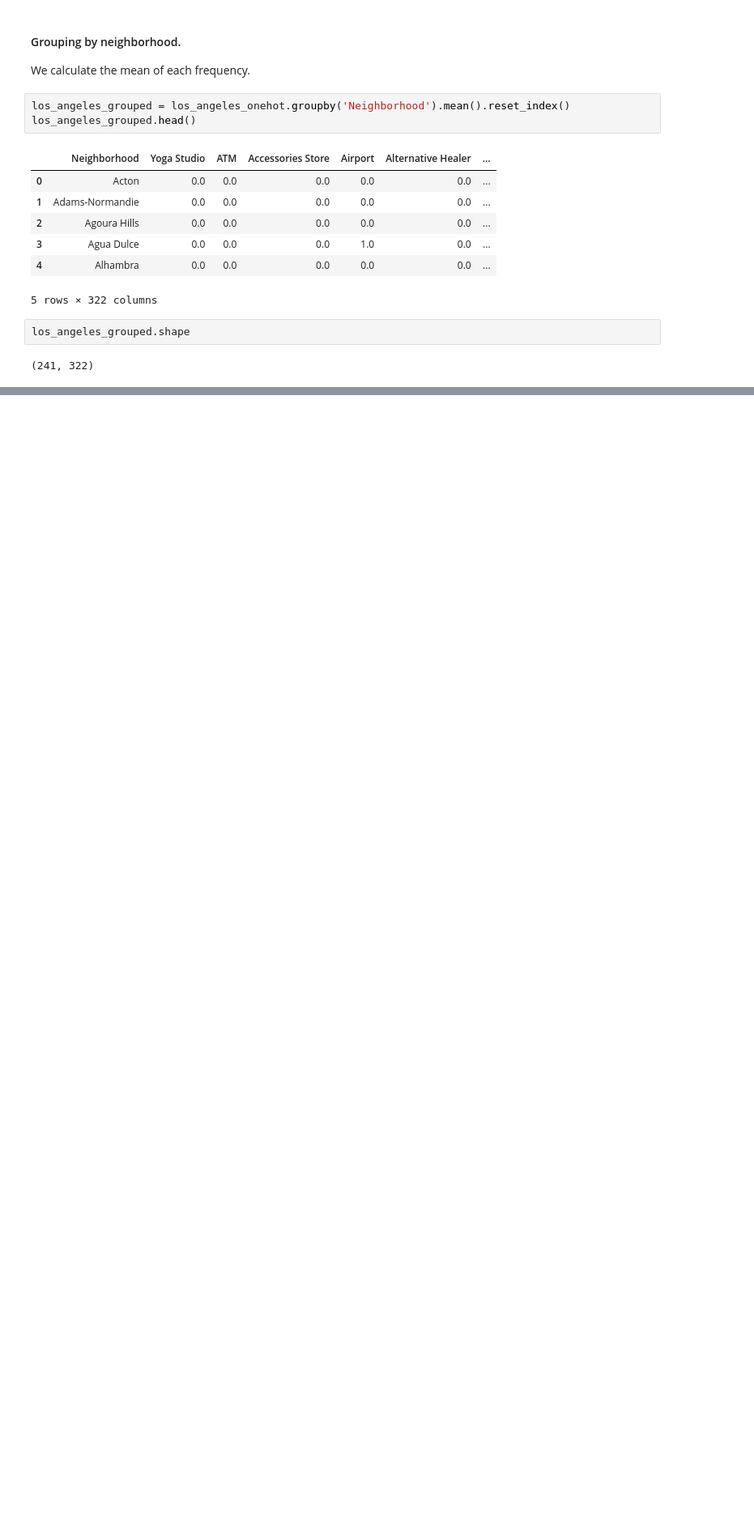
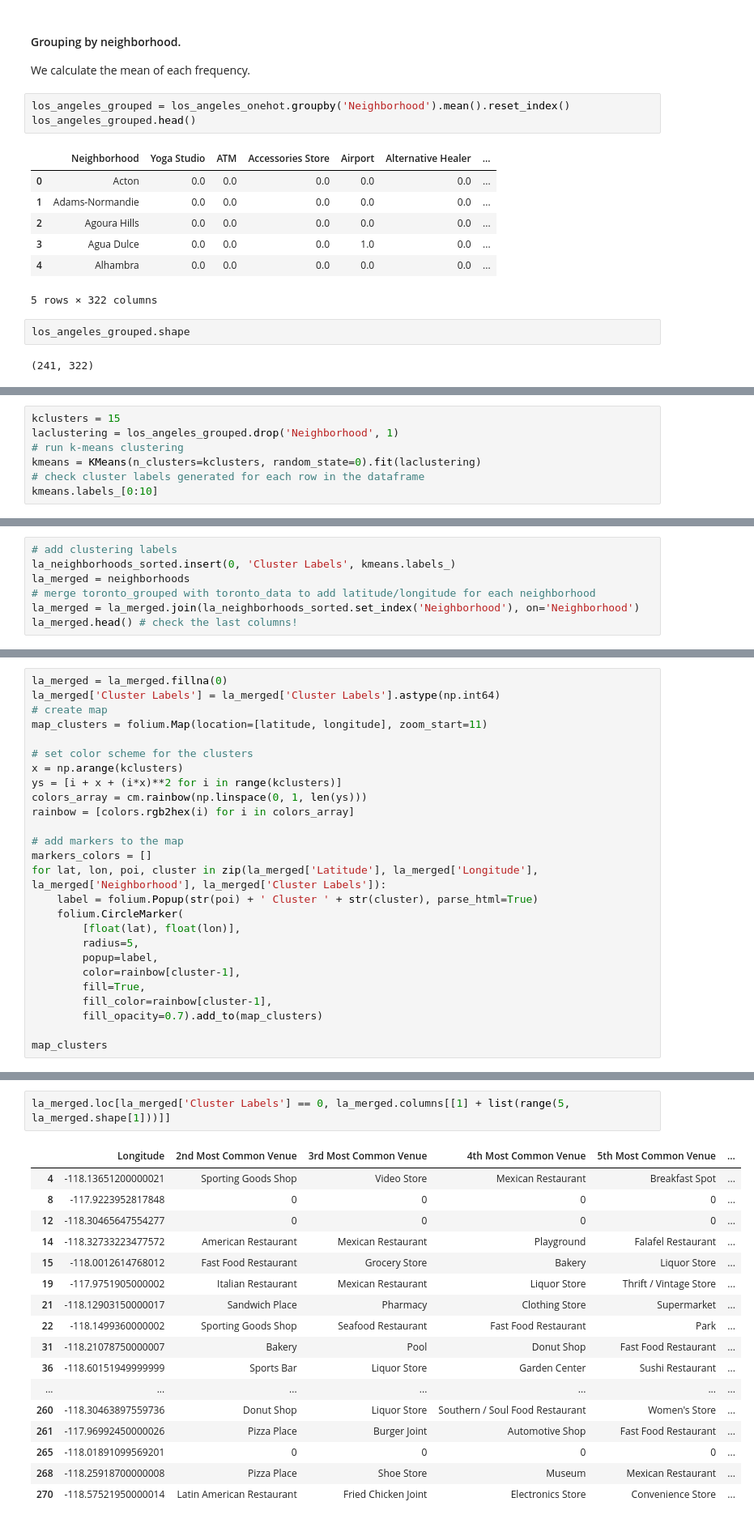
Before and after one commit to jonkmatsumo/Coursera_Capstone, a Jupyter notebook: Capstone.ipynb, the cells around one changed output, grey strips where cells are left out. Shown at 81% size. Drawn from its saved outputs; the diff is of its cells as text; blank space fills up the shorter version.

```diff
--- a/Capstone.ipynb
+++ b/Capstone.ipynb
@@ -308,0 +372,7 @@ los_angeles_grouped.shape
+# %%
+kclusters = 15
+laclustering = los_angeles_grouped.drop('Neighborhood', 1)
+# run k-means clustering
+kmeans = KMeans(n_clusters=kclusters, random_state=0).fit(laclustering)
+# check cluster labels generated for each row in the dataframe
+kmeans.labels_[0:10]
@@ -308,0 +381,7 @@ los_angeles_grouped.shape
+# %%
+# add clustering labels
+la_neighborhoods_sorted.insert(0, 'Cluster Labels', kmeans.labels_)
+la_merged = neighborhoods
+# merge toronto_grouped with toronto_data to add latitude/longitude for each neighborhood
+la_merged = la_merged.join(la_neighborhoods_sorted.set_index('Neighborhood'), on='Neighborhood')
+la_merged.head() # check the last columns!
@@ -308,0 +395,26 @@ los_angeles_grouped.shape
+# %%
+la_merged = la_merged.fillna(0)
+la_merged['Cluster Labels'] = la_merged['Cluster Labels'].astype(np.int64)
+# create map
+map_clusters = folium.Map(location=[latitude, longitude], zoom_start=11)
+
+# set color scheme for the clusters
+x = np.arange(kclusters)
+ys = [i + x + (i*x)**2 for i in range(kclusters)]
+colors_array = cm.rainbow(np.linspace(0, 1, len(ys)))
+rainbow = [colors.rgb2hex(i) for i in colors_array]
+
+# add markers to the map
+markers_colors = []
+for lat, lon, poi, cluster in zip(la_merged['Latitude'], la_merged['Longitude'], la_merged['Neighborhood'], la_merged['Cluster Labels']):
+    label = folium.Popup(str(poi) + ' Cluster ' + str(cluster), parse_html=True)
+    folium.CircleMarker(
+        [float(lat), float(lon)],
+        radius=5,
+        popup=label,
+        color=rainbow[cluster-1],
+        fill=True,
+        fill_color=rainbow[cluster-1],
+        fill_opacity=0.7).add_to(map_clusters)
+
+map_clusters
@@ -308,0 +423,20 @@ los_angeles_grouped.shape
+# %%
+la_merged.loc[la_merged['Cluster Labels'] == 0, la_merged.columns[[1] + list(range(5, la_merged.shape[1]))]]
+# %% [output]
+|  | Longitude | 2nd Most Common Venue | 3rd Most Common Venue | 4th Most Common Venue | 5th Most Common Venue | ... |
+| 4 | -118.13651200000021 | Sporting Goods Shop | Video Store | Mexican Restaurant | Breakfast Spot | ... |
+| 8 | -117.9223952817848 | 0 | 0 | 0 | 0 | ... |
+| 12 | -118.30465647554277 | 0 | 0 | 0 | 0 | ... |
+| 14 | -118.32733223477572 | American Restaurant | Mexican Restaurant | Playground | Falafel Restaurant | ... |
+| 15 | -118.0012614768012 | Fast Food Restaurant | Grocery Store | Bakery | Liquor Store | ... |
+| 19 | -117.9751905000002 | Italian Restaurant | Mexican Restaurant | Liquor Store | Thrift / Vintage Store | ... |
+| 21 | -118.12903150000017 | Sandwich Place | Pharmacy | Clothing Store | Supermarket | ... |
+| 22 | -118.1499360000002 | Sporting Goods Shop | Seafood Restaurant | Fast Food Restaurant | Park | ... |
+| 31 | -118.21078750000007 | Bakery | Pool | Donut Shop | Fast Food Restaurant | ... |
+| 36 | -118.60151949999999 | Sports Bar | Liquor Store | Garden Center | Sushi Restaurant | ... |
+| ... | ... | ... | ... | ... | ... | ... |
+| 260 | -118.30463897559736 | Donut Shop | Liquor Store | Southern / Soul Food Restaurant | Women's Store | ... |
+| 261 | -117.96992450000026 | Pizza Place | Burger Joint | Automotive Shop | Fast Food Restaurant | ... |
+| 265 | -118.01891099569201 | 0 | 0 | 0 | 0 | ... |
+| 268 | -118.25918700000008 | Pizza Place | Shoe Store | Museum | Mexican Restaurant | ... |
+| 270 | -118.57521950000014 | Latin American Restaurant | Fried Chicken Joint | Electronics Store | Convenience Store | ... |
```
Also changed, not shown: parts of 16 cells of this notebook.
